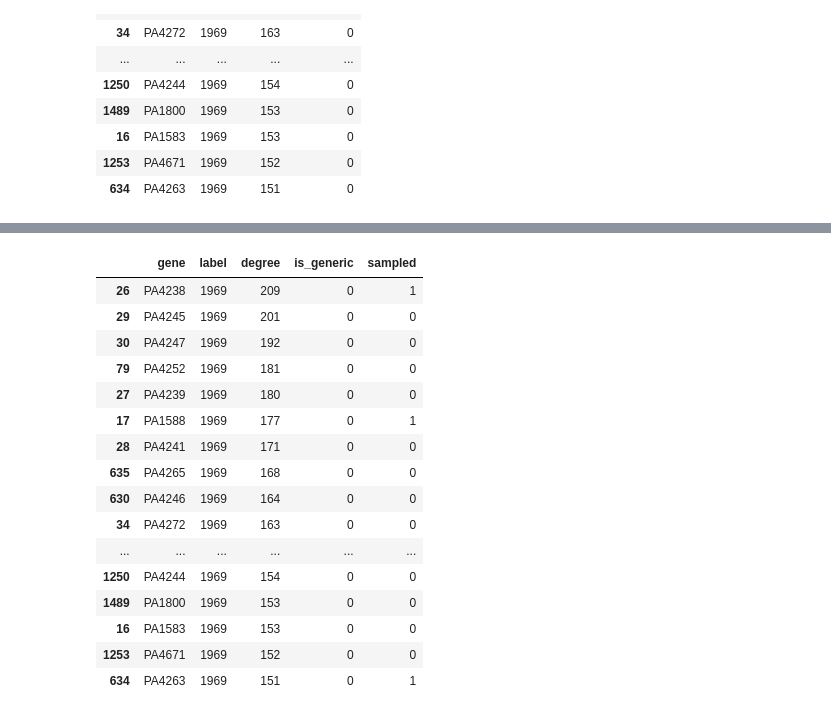
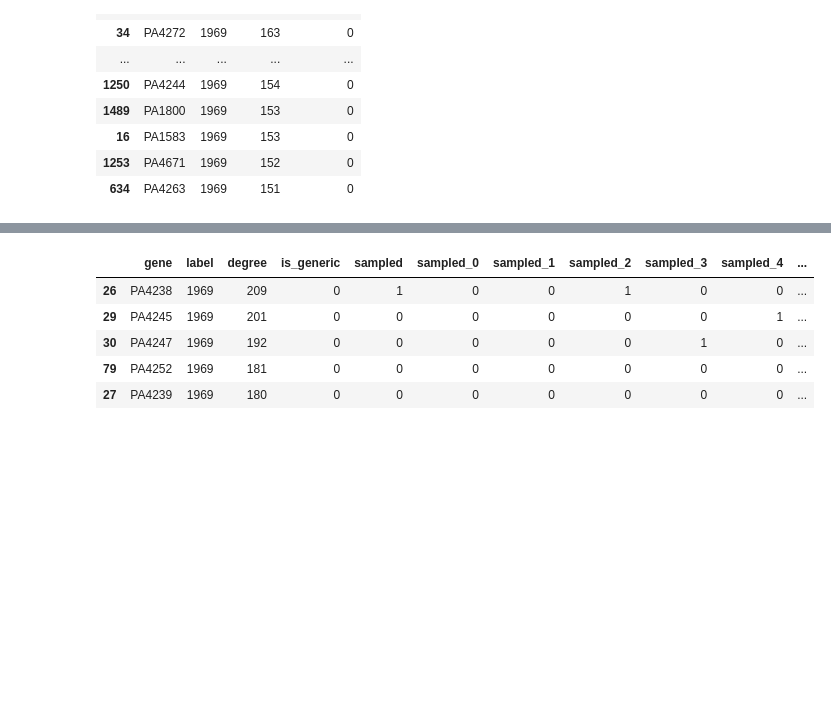
Before and after one commit to greenelab/generic-expression-patterns, a Jupyter notebook: network_analysis/community_detection.ipynb, the cells around one changed output, grey strips where cells are left out. Saved outputs shown, nothing was run; the diff lists cells and outputs as text; code cells hidden in the pictures; blank space fills up the shorter version.

```diff
--- a/network_analysis/community_detection.ipynb
+++ b/network_analysis/community_detection.ipynb
@@ -142,26 +115,18 @@ print(s_degrees[-20:])
 # %%
-# add sampled genes to labels df
-sampled = [1 if g in s_nodes else 0 for g in labels_df.gene]
-labels_df['sampled'] = sampled
-labels_df.sort_values(by='degree', ascending=False).head(20)
+# sample a few times and add results to df
+for it in range(100):
+    s_nodes, s_degrees, __ = sample_degree_matched(nodes, degrees, is_generic, num_bins=50)
+    sampled = [1 if g in s_nodes else 0 for g in labels_df.gene]
+    labels_df['sampled_{}'.format(it)] = sampled
+
+labels_df.sort_values(by='degree', ascending=False).iloc[:5, :20]
 # %% [output]
-|  | gene | label | degree | is_generic | sampled |
-| 26 | PA4238 | 1969 | 209 | 0 | 1 |
-| 29 | PA4245 | 1969 | 201 | 0 | 0 |
-| 30 | PA4247 | 1969 | 192 | 0 | 0 |
-| 79 | PA4252 | 1969 | 181 | 0 | 0 |
-| 27 | PA4239 | 1969 | 180 | 0 | 0 |
-| 17 | PA1588 | 1969 | 177 | 0 | 1 |
-| 28 | PA4241 | 1969 | 171 | 0 | 0 |
-| 635 | PA4265 | 1969 | 168 | 0 | 0 |
-| 630 | PA4246 | 1969 | 164 | 0 | 0 |
-| 34 | PA4272 | 1969 | 163 | 0 | 0 |
-| ... | ... | ... | ... | ... | ... |
-| 1250 | PA4244 | 1969 | 154 | 0 | 0 |
-| 1489 | PA1800 | 1969 | 153 | 0 | 0 |
-| 16 | PA1583 | 1969 | 153 | 0 | 0 |
-| 1253 | PA4671 | 1969 | 152 | 0 | 0 |
-| 634 | PA4263 | 1969 | 151 | 0 | 1 |
+|  | gene | label | degree | is_generic | sampled | sampled_0 | sampled_1 | sampled_2 | sampled_3 | sampled_4 | ... |
+| 26 | PA4238 | 1969 | 209 | 0 | 1 | 0 | 0 | 1 | 0 | 0 | ... |
+| 29 | PA4245 | 1969 | 201 | 0 | 0 | 0 | 0 | 0 | 0 | 1 | ... |
+| 30 | PA4247 | 1969 | 192 | 0 | 0 | 0 | 0 | 0 | 1 | 0 | ... |
+| 79 | PA4252 | 1969 | 181 | 0 | 0 | 0 | 0 | 0 | 0 | 0 | ... |
+| 27 | PA4239 | 1969 | 180 | 0 | 0 | 0 | 0 | 0 | 0 | 0 | ... |
 # %%
 generic_count_df = labels_df.groupby('label').sum()
 print(generic_count_df.shape)
```
Also changed, not shown: parts of 5 cells of this notebook.
